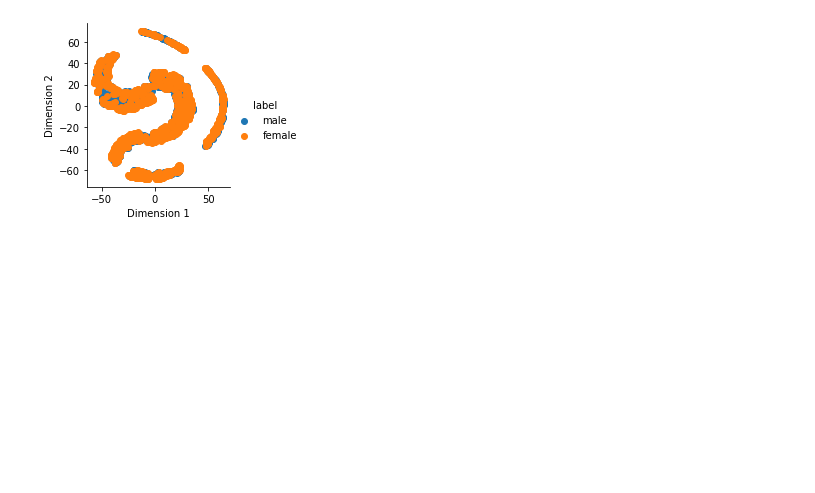
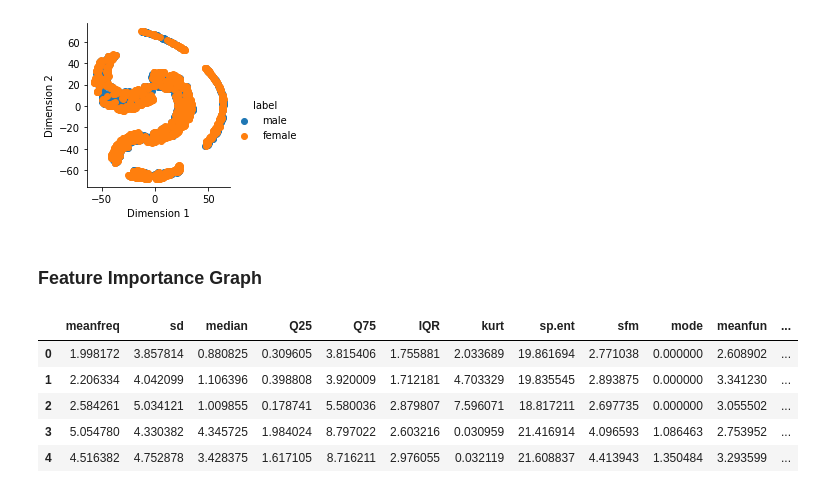
Before and after one commit to devKhush/Machine-Learning-Project-Gender-Recognition-From-Voice, a Jupyter notebook: src/EDA_after_feature_selection.ipynb, the cells around one changed output. Drawn from its saved outputs; the diff is of its cells as text; code cells hidden in the pictures; blank space fills up the shorter version.

```diff
--- a/src/EDA_after_feature_selection.ipynb
+++ b/src/EDA_after_feature_selection.ipynb
@@ -227,3 +227,5 @@ plt.legend(bbox_to_anchor=(1, 1), loc=2);
 sns.FacetGrid(tsne_data, hue="label").map(plt.scatter, 'Dimension 1', 'Dimension 2').add_legend();
 # %% [output]
 [figure]
+# %% [markdown]
+### Feature Importance Graph
@@ -229,0 +247,9 @@ sns.FacetGrid(tsne_data, hue="label").map(plt.scatter, 'Dimension 1', 'Dimension
+# %%
+df.head()
+# %% [output]
+|  | meanfreq | sd | median | Q25 | Q75 | IQR | kurt | sp.ent | sfm | mode | meanfun | ... |
+| 0 | 1.998172 | 3.857814 | 0.880825 | 0.309605 | 3.815406 | 1.755881 | 2.033689 | 19.861694 | 2.771038 | 0.000000 | 2.608902 | ... |
+| 1 | 2.206334 | 4.042099 | 1.106396 | 0.398808 | 3.920009 | 1.712181 | 4.703329 | 19.835545 | 2.893875 | 0.000000 | 3.341230 | ... |
+| 2 | 2.584261 | 5.034121 | 1.009855 | 0.178741 | 5.580036 | 2.879807 | 7.596071 | 18.817211 | 2.697735 | 0.000000 | 3.055502 | ... |
+| 3 | 5.054780 | 4.330382 | 4.345725 | 1.984024 | 8.797022 | 2.603216 | 0.030959 | 21.416914 | 4.096593 | 1.086463 | 2.753952 | ... |
+| 4 | 4.516382 | 4.752878 | 3.428375 | 1.617105 | 8.716211 | 2.976055 | 0.032119 | 21.608837 | 4.413943 | 1.350484 | 3.293599 | ... |
```
Also changed, not shown: parts of 7 cells of this notebook, 11 other files.
